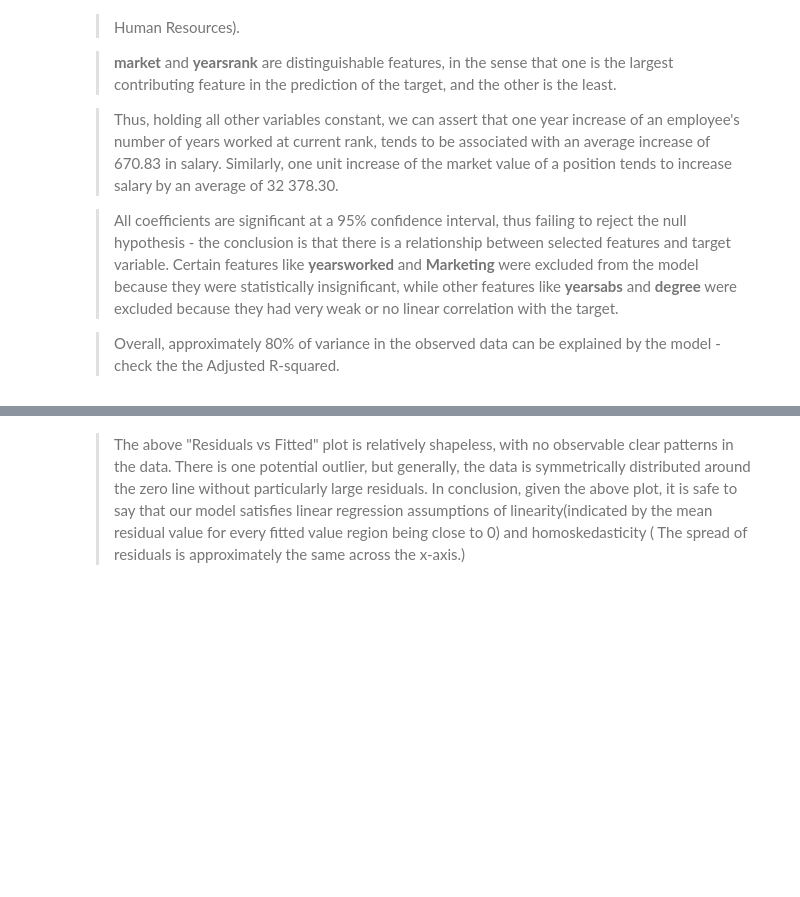
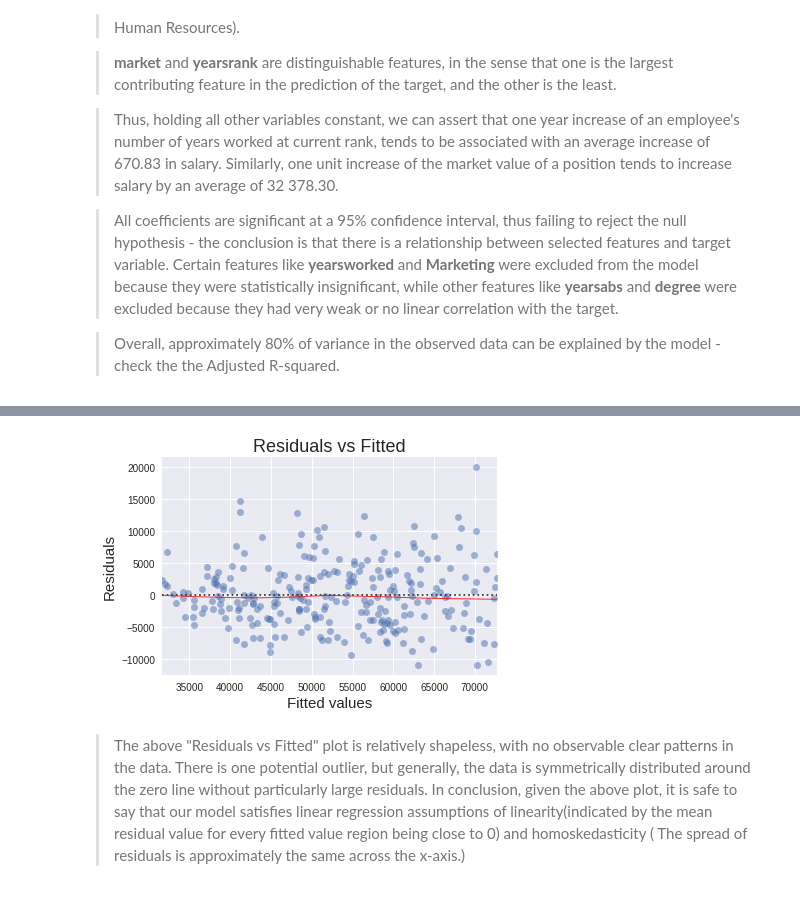
Before and after one commit to Shalom91/MultipleReg, a Jupyter notebook: multiple_regression.ipynb, the cells around one changed output, grey strips where cells are left out. Drawn from its saved outputs; the diff is of its cells as text; code cells hidden in the pictures; blank space fills up the shorter version.

Commit message:
created Plotter class and its scatter plot subclass

```diff
--- a/multiple_regression.ipynb
+++ b/multiple_regression.ipynb
@@ -120,7 +120,7 @@ dtype: float64
 > Overall, approximately 80% of variance in the observed data can be explained by the model - check the the Adjusted R-squared.
 # %%
 # # fitted values (need a constant term for intercept)
-# model_fitted_y = salary_model.fittedvalues
+model_fitted_y = salary_model.fittedvalues
 
 # # model residuals
 # model_residuals = salary_model.resid
@@ -131,6 +131,34 @@ dtype: float64
 # _ = plt.title("Residuals vs Fitted")
 # _ = plt.xlabel("Fitted values")
 # _ = plt.ylabel("Residuals")
+
+#train data
+y_train = train.salary
+X_train = train[['yearsrank', 'Engineering', 'Finance', 'Manager', 'market']]
+
+#test data
+y_test = test.salary
+X_test = test[['yearsrank', 'Engineering', 'Finance', 'Manager', 'market']]
+
+# Instantiate model
+lm1 = LinearRegression()
+
+# Fit model
+lm1.fit(X_train, y_train)
+
+# Predict
+y_pred_train = lm1.predict(X_train)
+
+# Fit model
+lm1.fit(X_test, y_test)
+
+# Predict
+y_pred_test = lm1.predict(X_test)
+
+# RMSE: train data
+#print(np.sqrt(metrics.mean_squared_error(y_train, y_pred_train)))
+
+
 
 class ErrorCalculator:
     def __init__(self, y, y_pred, result, y_t, y_pred_t):
@@ -153,7 +181,13 @@ class ErrorCalculator:
         residuals = self.result.resid
         resid_std = np.std(residuals)
         standardised_resid = residuals/resid_std
-        return standardised_resid
+
+        min_std_resid = min(standardised_resid)
+        max_std_resid = max(standardised_resid)
+        mean_std_resid = mean(standardised_resid)
+
+        return '{} {} {} {} {} {}'.format('MIN__std_resid: ', min_std_resid, 'MAX_std_resid: ', max_std_resid,
+                                          'MEAN_std_resid: ', mean_std_resid)
 
     def get_mse(self):
         mse = metrics.mean_squared_error(self.y, self.y_pred)
@@ -167,9 +201,53 @@ class ErrorCalculator:
         rmse_test = np.sqrt(mse_test)
         return '{} {} {} {}'.format('rmse_train: ', rmse, 'rmse_test: ', rmse_test)
 
+model = ErrorCalculator(y_train, y_pred_train, salary_model, y_test, y_pred_test)
+
+class Plotter:
+    def __init__(self, y, y_pred, result):
+        self.y = y
+        self.y_pred = y_pred
+        self.result = result
+
+    def plot_hist(self):
+        residuals = self.result.resid
+        resid_std = np.std(residuals)
+        standardised_resid = residuals/resid_std
+
+        plt.subplot(121)
+        _ = plt.hist(residuals)
+        _  = plt.title("Residuals Histogram", pad=10)
 
 
-model = ErrorCalculator(y_train, y_pred_train, salary_model, y_test, y_pred_test)
+        plt.subplot(122)
+        plt.subplots_adjust(wspace=1)
+        _ = plt.hist(standardised_resid)
+        _  = plt.title("STD Residuals Histogram", pad=10)
 
-print(ErrorCalculator.get_residuals(model))
+        plt.tight_layout()
+        plt.show()
+
+#model_1 = Plotter(y_train, y_pred_train, salary_model, model_fitted_y, train)
+
+#Plotter.plot_hist(model_1)
+
+class ScatterPlotter(Plotter):
+    def __init__(self, y, y_pred, result, y_fitted, dataset):
+        super().__init__(y, y_pred, result)
+        self.y_fitted = y_fitted
+        self.dataset = dataset
+
+    def resid_fitted_scatter(self):
+        sns.residplot(self.y_fitted, 'salary', lowess=True, data=self.dataset,
+             scatter_kws={'alpha':0.5},
+             line_kws={'color':'red', 'lw':1, 'alpha':0.8})
+        _ = plt.title("Residuals vs Fitted")
+        _ = plt.xlabel("Fitted values")
+        _ = plt.ylabel("Residuals")
+        plt.show()
+
+model_1 = ScatterPlotter(y_train, y_pred_train, salary_model, model_fitted_y, train)
+
+
+ScatterPloter.resid_fitted_scatter(model_1)
 # %% [output]
@@ -177,3 +254,4 @@ MIN_resid:  -10911.174492107457 MAX_resid:  19914.377857245563 MEAN_resid:  6.79
+[figure, added]
 # %% [markdown]
 > The above "Residuals vs Fitted" plot is relatively shapeless, with no observable clear patterns in the data. There is one potential outlier, but generally, the data is symmetrically distributed around the zero line without particularly large residuals. In conclusion, given the above plot, it is safe to say that our model satisfies linear regression assumptions of linearity(indicated by the mean residual value for every fitted value region being close to 0) and homoskedasticity ( The spread of residuals is approximately the same across the x-axis.)
 # %%
```
Also changed, not shown: parts of 4 cells of this notebook.
